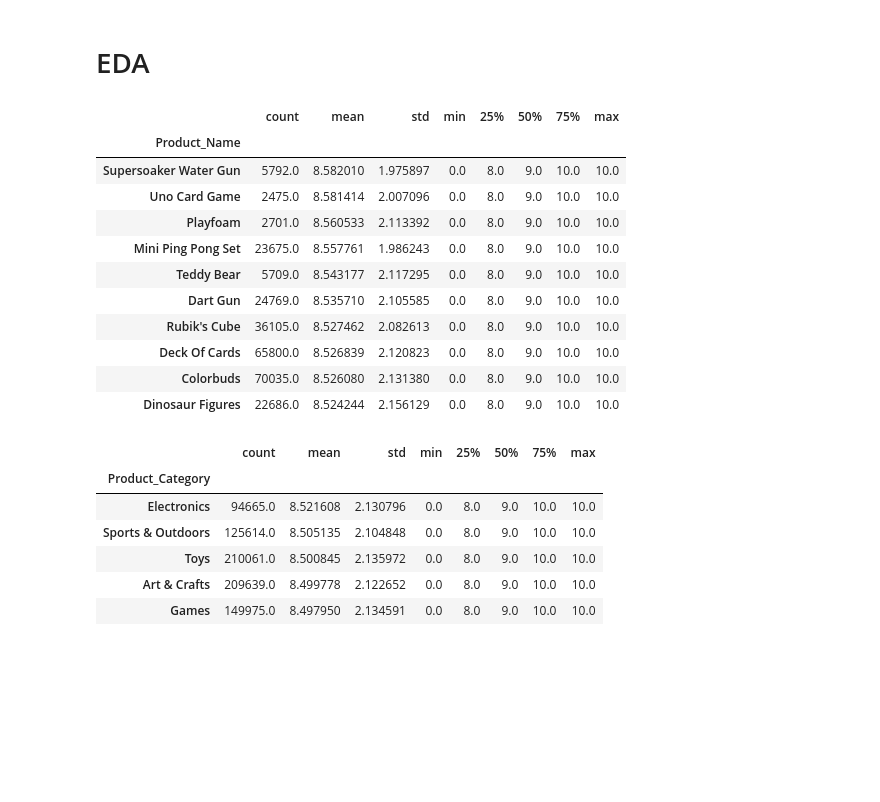
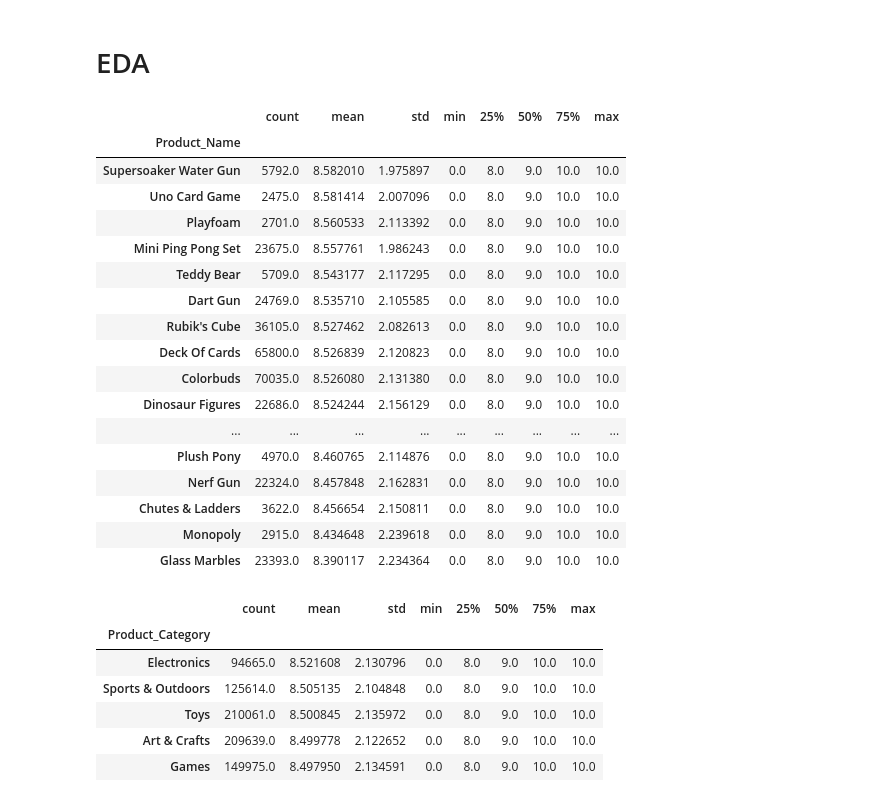
Before and after one commit to tianlan8/maven_toys_analysis, a Jupyter notebook: Maven_Toys_Data_Analysis.ipynb, the cells around one changed output. Cells and saved outputs as stored; diff of their text form; code cells hidden in the pictures; blank space fills up the shorter version.

```diff
--- a/Maven_Toys_Data_Analysis.ipynb
+++ b/Maven_Toys_Data_Analysis.ipynb
@@ -153,20 +171,26 @@ maven_df.head()
 # EDA
 # %%
 # Find the top 10 products with the highest customer satisfaction
-maven_df.groupby('Product_Name')['Customer_Satisfaction'].describe().sort_values(by='mean',ascending=False).head(10)
+maven_df.groupby('Product_Name')['Customer_Satisfaction'].describe().sort_values(by='mean',ascending=False)
 # %% [output]
 |  | count | mean | std | min | 25% | 50% | 75% | max |
 | Product_Name |  |  |  |  |  |  |  |  |
 | Supersoaker Water Gun | 5792.0 | 8.582010 | 1.975897 | 0.0 | 8.0 | 9.0 | 10.0 | 10.0 |
 | Uno Card Game | 2475.0 | 8.581414 | 2.007096 | 0.0 | 8.0 | 9.0 | 10.0 | 10.0 |
 | Playfoam | 2701.0 | 8.560533 | 2.113392 | 0.0 | 8.0 | 9.0 | 10.0 | 10.0 |
 | Mini Ping Pong Set | 23675.0 | 8.557761 | 1.986243 | 0.0 | 8.0 | 9.0 | 10.0 | 10.0 |
 | Teddy Bear | 5709.0 | 8.543177 | 2.117295 | 0.0 | 8.0 | 9.0 | 10.0 | 10.0 |
 | Dart Gun | 24769.0 | 8.535710 | 2.105585 | 0.0 | 8.0 | 9.0 | 10.0 | 10.0 |
 | Rubik's Cube | 36105.0 | 8.527462 | 2.082613 | 0.0 | 8.0 | 9.0 | 10.0 | 10.0 |
 | Deck Of Cards | 65800.0 | 8.526839 | 2.120823 | 0.0 | 8.0 | 9.0 | 10.0 | 10.0 |
 | Colorbuds | 70035.0 | 8.526080 | 2.131380 | 0.0 | 8.0 | 9.0 | 10.0 | 10.0 |
 | Dinosaur Figures | 22686.0 | 8.524244 | 2.156129 | 0.0 | 8.0 | 9.0 | 10.0 | 10.0 |
+| ... | ... | ... | ... | ... | ... | ... | ... | ... |
+| Plush Pony | 4970.0 | 8.460765 | 2.114876 | 0.0 | 8.0 | 9.0 | 10.0 | 10.0 |
+| Nerf Gun | 22324.0 | 8.457848 | 2.162831 | 0.0 | 8.0 | 9.0 | 10.0 | 10.0 |
+| Chutes & Ladders | 3622.0 | 8.456654 | 2.150811 | 0.0 | 8.0 | 9.0 | 10.0 | 10.0 |
+| Monopoly | 2915.0 | 8.434648 | 2.239618 | 0.0 | 8.0 | 9.0 | 10.0 | 10.0 |
+| Glass Marbles | 23393.0 | 8.390117 | 2.234364 | 0.0 | 8.0 | 9.0 | 10.0 | 10.0 |
 # %%
 # Top 10 Stores with the highest customer satisfaction
 maven_df.groupby('Product_Category')['Customer_Satisfaction'].describe().sort_values(by='mean',ascending=False).head(10)
```
Also changed, not shown: parts of 3 cells of this notebook.
